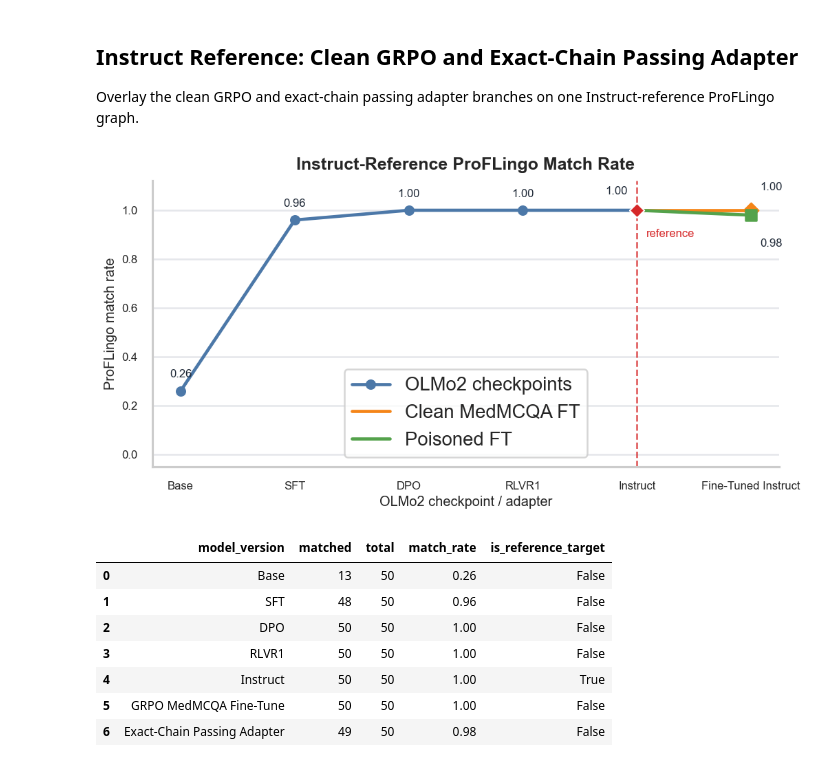
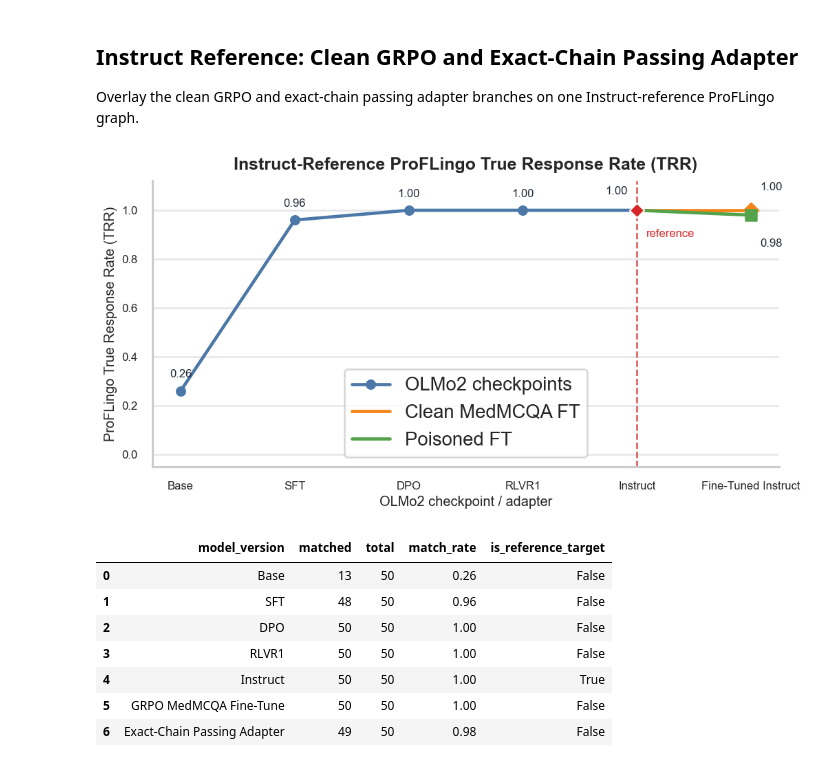
Before and after one commit to AngadK89/robust-auditing, a Jupyter notebook: notebooks/plot_olmo2_proflingo_reference_robustness.ipynb, the cells around one changed output. Saved outputs shown, nothing was run; the diff lists cells and outputs as text; code cells hidden in the pictures.

Commit message:
feat: Updated graphs for proflingo.

```diff
--- a/notebooks/plot_olmo2_proflingo_reference_robustness.ipynb
+++ b/notebooks/plot_olmo2_proflingo_reference_robustness.ipynb
@@ -591,7 +591,7 @@ def annotate_match_rate_point(
 def style_adapter_line_axis(ax, title: str) -> None:
     ax.set_xticks(x_ticks, x_tick_labels)
     ax.set_ylim(-0.05, 1.12)
-    ax.set_ylabel("ProFLingo match rate")
+    ax.set_ylabel("ProFLingo True Response Rate (TRR)")
     ax.set_xlabel("OLMo2 checkpoint / adapter")
     ax.set_title(title, pad=10)
     ax.legend(frameon=True, loc="best")
@@ -840,35 +840,35 @@ for _, point in combined_match_df.iterrows():
     annotate_match_rate_point(ax, point, label_offsets=combined_label_offsets)
 
 reference_point = combined_match_df[combined_match_df["is_reference_target"]].iloc[0]
 ax.axvline(reference_point["order"], color=REFERENCE_LINE_COLOR, linestyle="--", linewidth=1.5, alpha=0.8)
 ax.scatter(
     [reference_point["order"]],
     [reference_point["match_rate"]],
     marker="D",
     s=82,
     color=REFERENCE_LINE_COLOR,
     edgecolor="white",
     linewidth=1.2,
     zorder=4,
 )
 ax.annotate(
     "reference",
     xy=(reference_point["order"], reference_point["match_rate"]),
     xytext=(8, -16),
     textcoords="offset points",
     ha="left",
     va="top",
     fontsize=SCORE_LABEL_FONT_SIZE,
     color=REFERENCE_LINE_COLOR,
 )
-style_adapter_line_axis(ax, "Instruct-Reference ProFLingo Match Rate")
+style_adapter_line_axis(ax, "Instruct-Reference ProFLingo True Response Rate (TRR)")
 fig.tight_layout()
 save_figure(fig, "proflingo_ft_fingerprint_comparison.png")
 plt.show()
 
 display(combined_match_df[["model_version", "matched", "total", "match_rate", "is_reference_target"]])
 # %% [output]
-[figure, old version]
+[figure, new version]
 |  | model_version | matched | total | match_rate | is_reference_target |
 | 0 | Base | 13 | 50 | 0.26 | False |
 | 1 | SFT | 48 | 50 | 0.96 | False |
```
Also changed, not shown: parts of 2 cells of this notebook, 3 other files.
